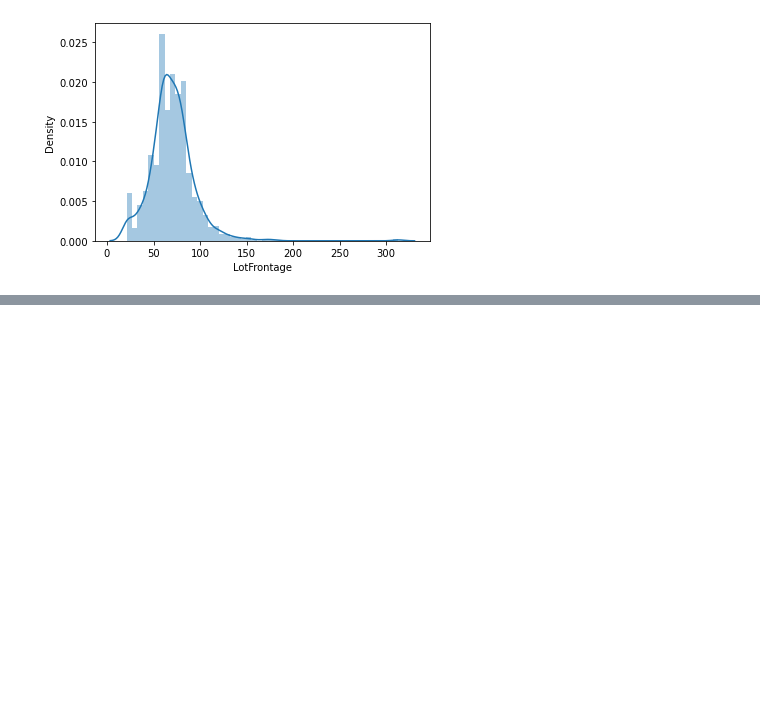
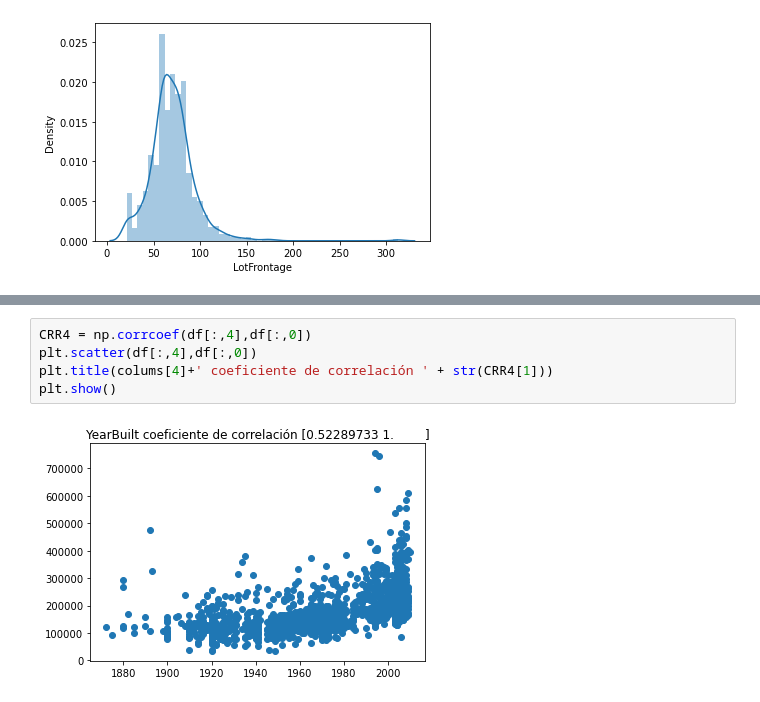
Before and after one commit to KElizabethL/Proyecto_1-Statistical, a Jupyter notebook: proyecto_1.ipynb, the cells around one changed output, grey strips where cells are left out. Drawn from its saved outputs; the diff is of its cells as text; blank space fills up the shorter version.

```diff
--- a/proyecto_1.ipynb
+++ b/proyecto_1.ipynb
@@ -184,0 +212,7 @@ sb.distplot(df[:,5][~np.isnan(df[:,5])],axlabel=colums[5])
+# %%
+CRR4 = np.corrcoef(df[:,4],df[:,0])
+plt.scatter(df[:,4],df[:,0])
+plt.title(colums[4]+' coeficiente de correlación ' + str(CRR4[1]))
+plt.show()
+# %% [output]
+[figure, added]
```
Also changed, not shown: parts of 7 cells of this notebook, 1 other file.
